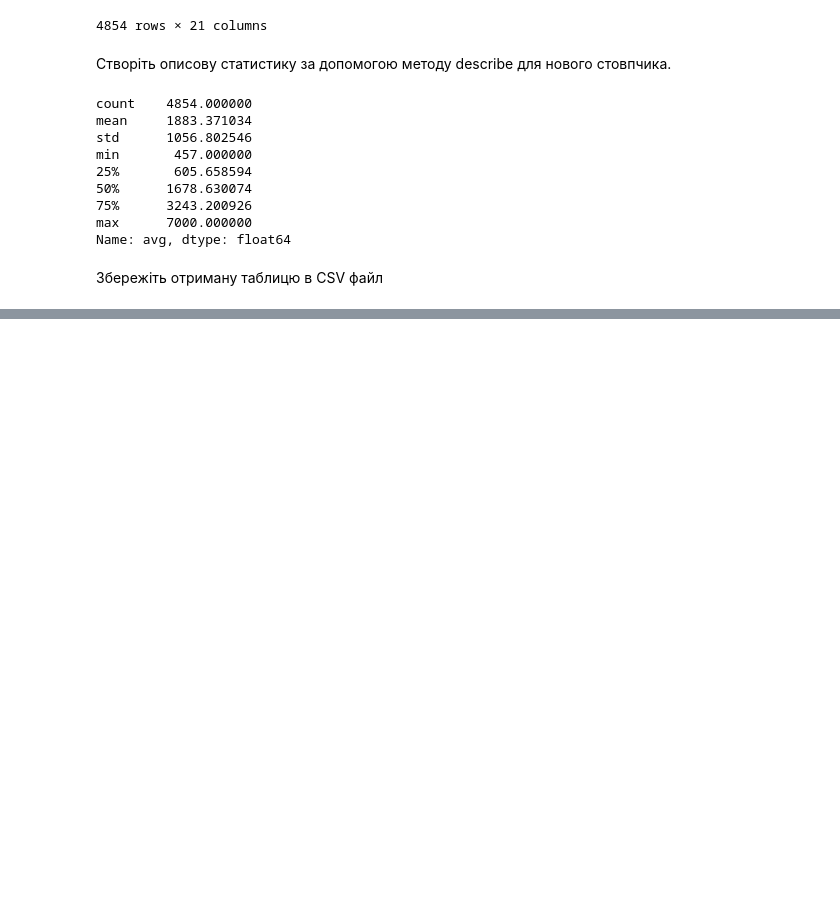
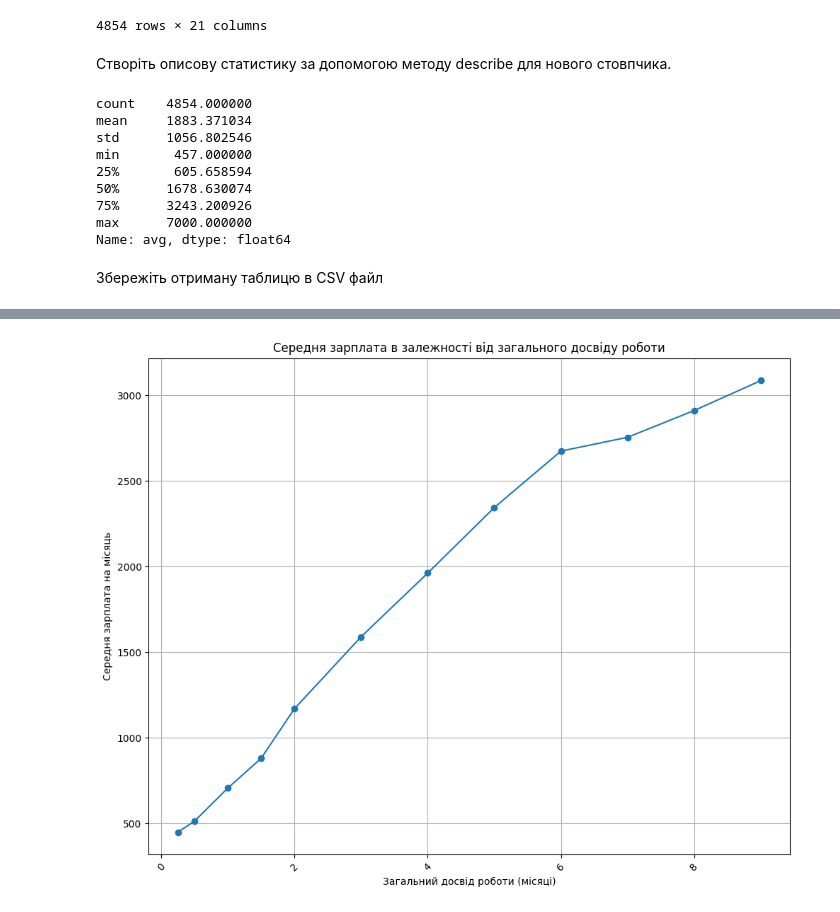
Before and after one commit to YehorChykin/HW_DS, a Jupyter notebook: HW_DS_M5_2.ipynb, the cells around one changed output, grey strips where cells are left out. Saved outputs shown, nothing was run; the diff lists cells and outputs as text; code cells hidden in the pictures; blank space fills up the shorter version.

```diff
--- a/HW_DS_M5_2.ipynb
+++ b/HW_DS_M5_2.ipynb
@@ -194,0 +208,14 @@ df.to_csv("/content/drive/MyDrive/DS_and_ML/HW_M5_2_csv.csv", index=False)
+# %%
+df['Загальний досвід роботи'] = pd.to_numeric(df['Загальний досвід роботи'], errors='coerce')
+mean_salary_by_experience = df.groupby('Загальний досвід роботи')['Зарплата на місяць'].mean()
+plt.figure(figsize=(10, 8))
+mean_salary_by_experience.plot(kind='line', marker='o')
+plt.xlabel('Загальний досвід роботи (місяці)')
+plt.ylabel('Середня зарплата на місяць')
+plt.title('Середня зарплата в залежності від загального досвіду роботи')
+plt.xticks(rotation=45)
+plt.grid(True)
+plt.tight_layout()
+plt.show()
+# %% [output]
+[figure, added]
```
Also changed, not shown: parts of 6 cells of this notebook.
